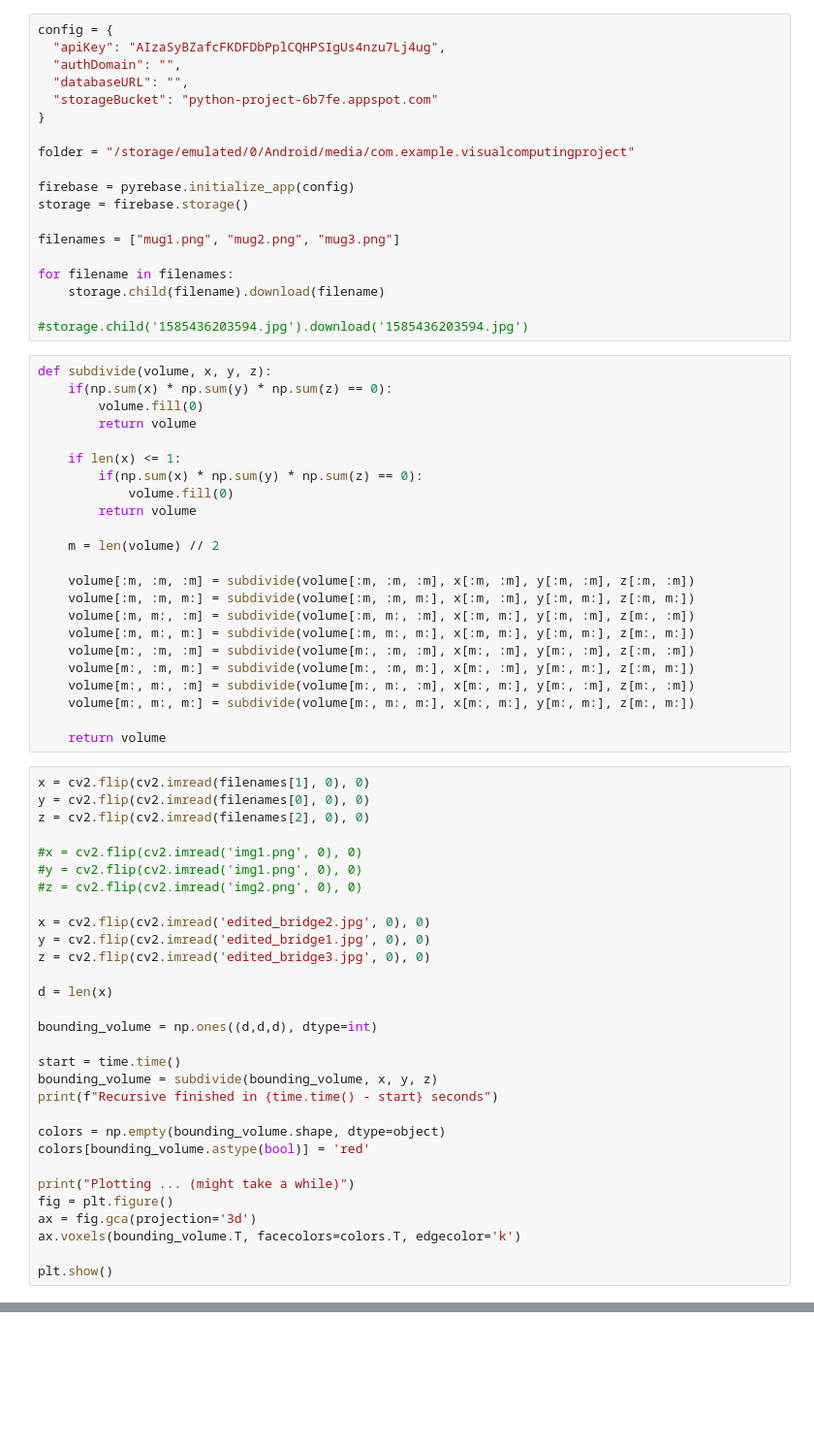
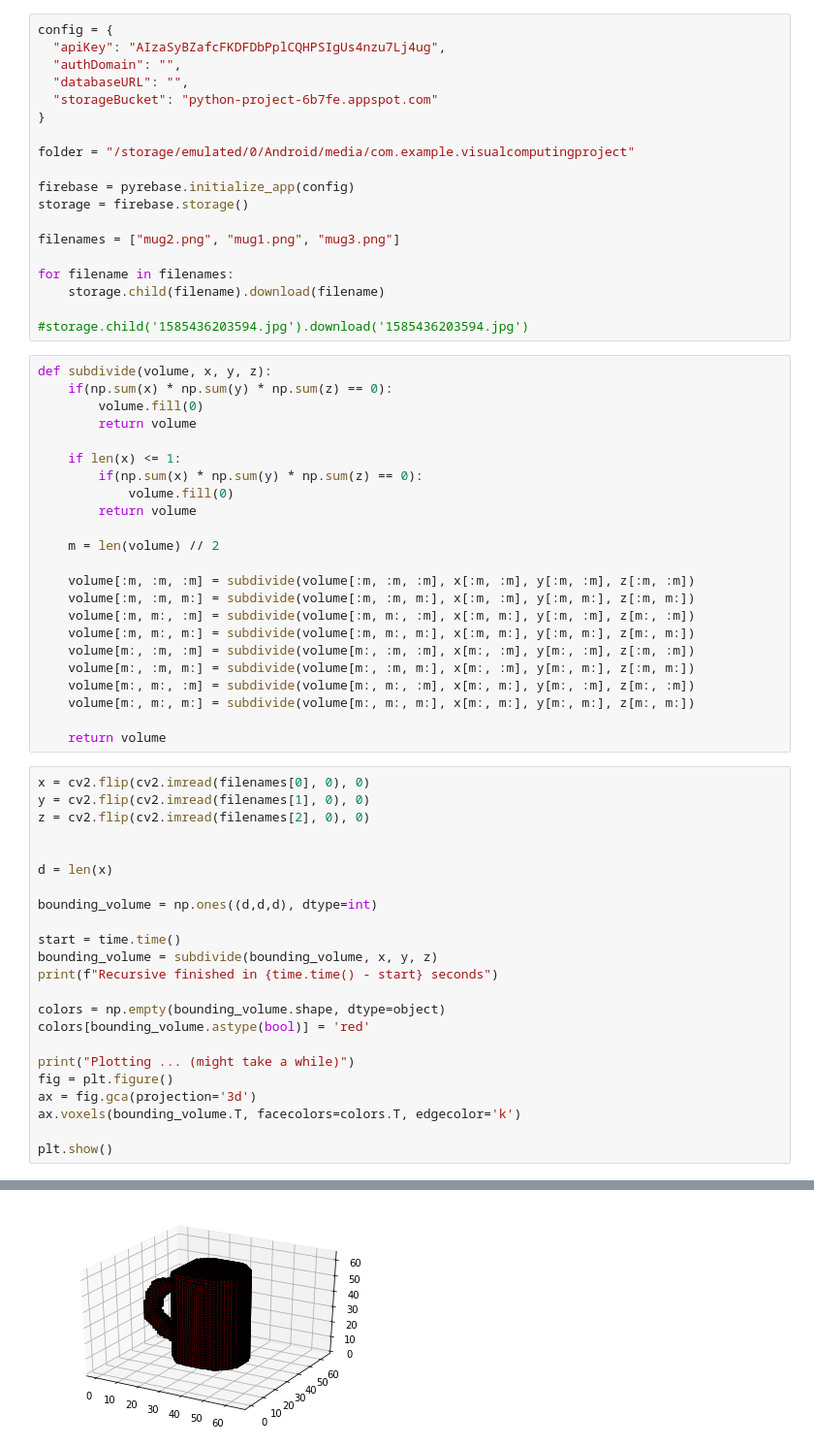
Before and after one commit to sumegim/octree, a Jupyter notebook: demo.ipynb, the cells around one changed output, grey strips where cells are left out. Shown: that part at 97% size. Drawn from its saved outputs; the diff is of its cells as text; blank space fills up the shorter version.

```diff
--- a/demo.ipynb
+++ b/demo.ipynb
@@ -18,7 +18,7 @@ folder = "/storage/emulated/0/Android/media/com.example.visualcomputingproject"
 firebase = pyrebase.initialize_app(config)
 storage = firebase.storage()
 
-filenames = ["mug1.png", "mug2.png", "mug3.png"]
+filenames = ["mug2.png", "mug1.png", "mug3.png"]
 
 for filename in filenames:
     storage.child(filename).download(filename)
@@ -48,17 +48,10 @@ def subdivide(volume, x, y, z):
 
     return volume
 # %%
-x = cv2.flip(cv2.imread(filenames[1], 0), 0)
-y = cv2.flip(cv2.imread(filenames[0], 0), 0)
+x = cv2.flip(cv2.imread(filenames[0], 0), 0)
+y = cv2.flip(cv2.imread(filenames[1], 0), 0)
 z = cv2.flip(cv2.imread(filenames[2], 0), 0)
 
-#x = cv2.flip(cv2.imread('img1.png', 0), 0)
-#y = cv2.flip(cv2.imread('img1.png', 0), 0)
-#z = cv2.flip(cv2.imread('img2.png', 0), 0)
-
-x = cv2.flip(cv2.imread('edited_bridge2.jpg', 0), 0)
-y = cv2.flip(cv2.imread('edited_bridge1.jpg', 0), 0)
-z = cv2.flip(cv2.imread('edited_bridge3.jpg', 0), 0)
 
 d = len(x)
 
@@ -82 +75,2 @@ Recursive finished in 0.37516117095947266 seconds
 Plotting ... (might take a while)
+[figure, added]
```
Also changed, not shown: parts of 1 cell of this notebook.
